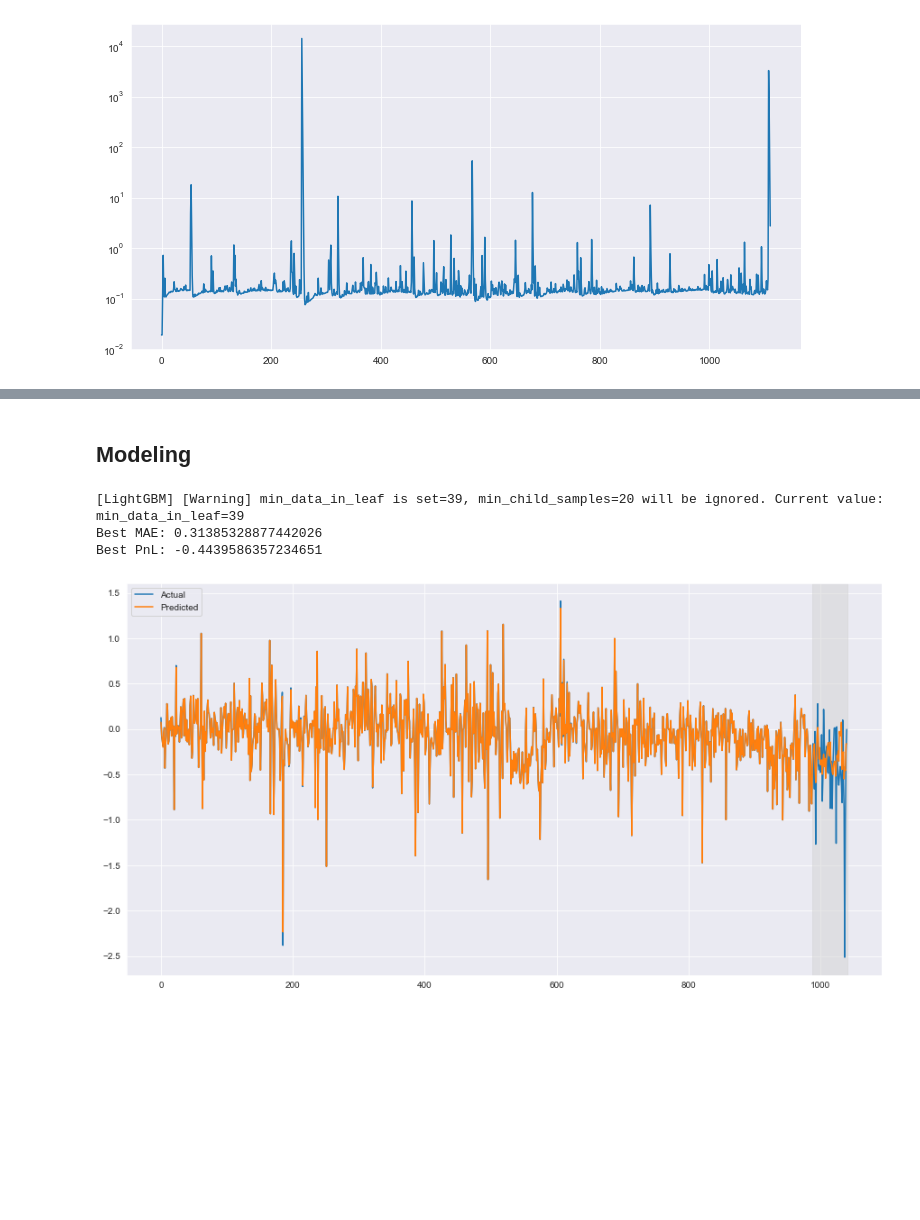
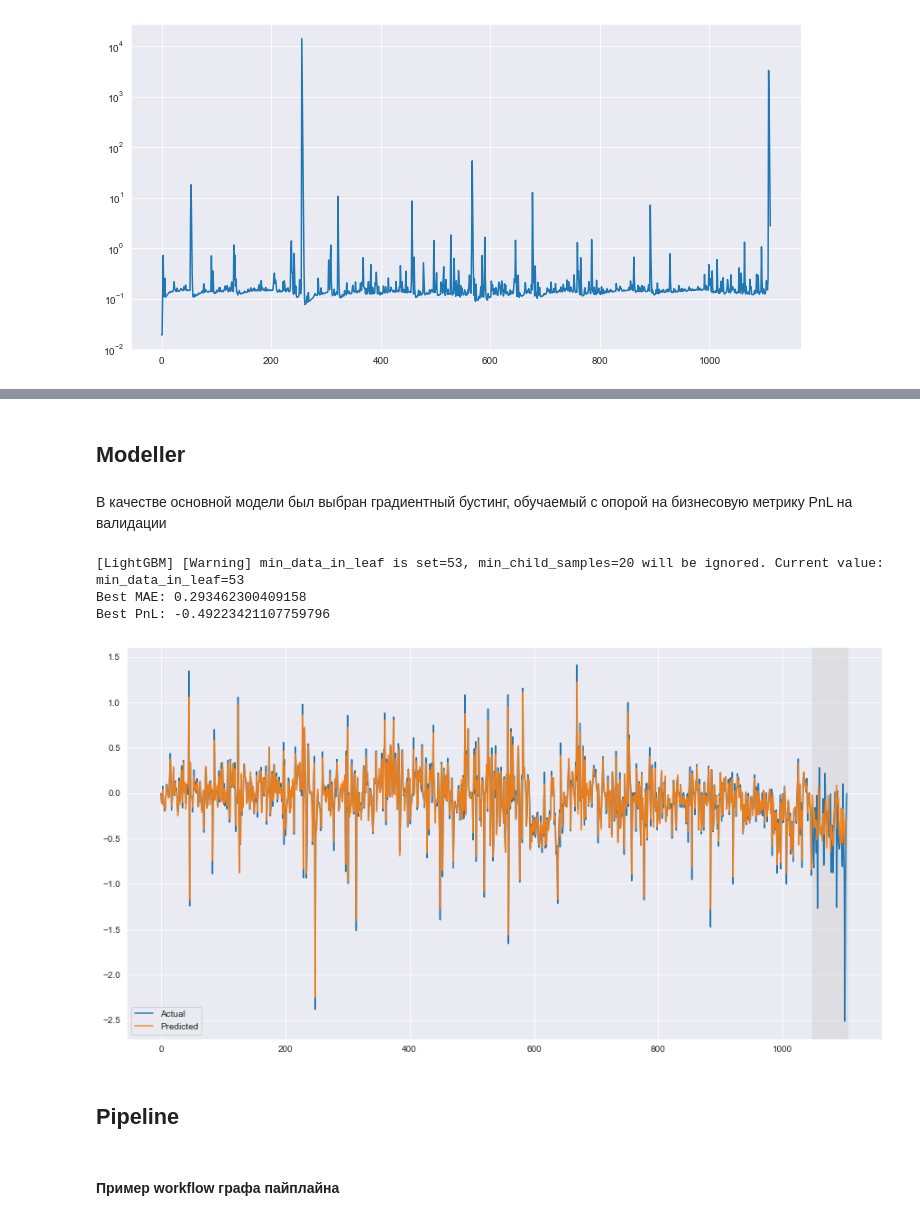
Before and after one commit to sleep3r/balance-ts, a Jupyter notebook: pipeline.ipynb, the cells around one changed output, grey strips where cells are left out. Cells and saved outputs as stored; diff of their text form; code cells hidden in the pictures; blank space fills up the shorter version.

```diff
--- a/pipeline.ipynb
+++ b/pipeline.ipynb
@@ -81,7 +91,7 @@ from IPython.display import clear_output
 
 from modules.tuner import tune
 
-study = tune(X, y)
+study = tune(X[X.columns[selected_features["lgbm"]]], y)
 clear_output()
 # %%
 study.best_params
@@ -94,22 +104,23 @@ study.best_params
 # %% [markdown]
-## Modeling
+## Modeller
+# %% [markdown]
+В качестве основной модели был выбран градиентный бустинг, обучаемый с опорой на бизнесовую метрику PnL на валидации
 # %%
 from modules.train import train_model
-# %%
-X, y = generate_features(TS[["Balance"]], max_timeshift=80, min_timeshift=70)
-# %%
-study = tune(X, y)
-clear_output()
 # %%
 model_params = study.best_params
 
 model = train_model(
-    X, y,
+    X[X.columns[selected_features["lgbm"]]], y,
     test_size=0.05, visualize=True,
     **model_params
 )
 # %% [output]
-[LightGBM] [Warning] min_data_in_leaf is set=39, min_child_samples=20 will be ignored. Current value: min_data_in_leaf=39
-Best MAE: 0.31385328877442026
-Best PnL: -0.4439586357234651
+[LightGBM] [Warning] min_data_in_leaf is set=53, min_child_samples=20 will be ignored. Current value: min_data_in_leaf=53
+Best MAE: 0.293462300409158
+Best PnL: -0.49223421107759796
-[figure, old version]
+[figure, new version]
+# %% [markdown]
+## Pipeline
+# %% [markdown]
+#### Пример workflow графа пайплайна
```
Also changed, not shown: parts of 22 cells of this notebook, 4 other files.
